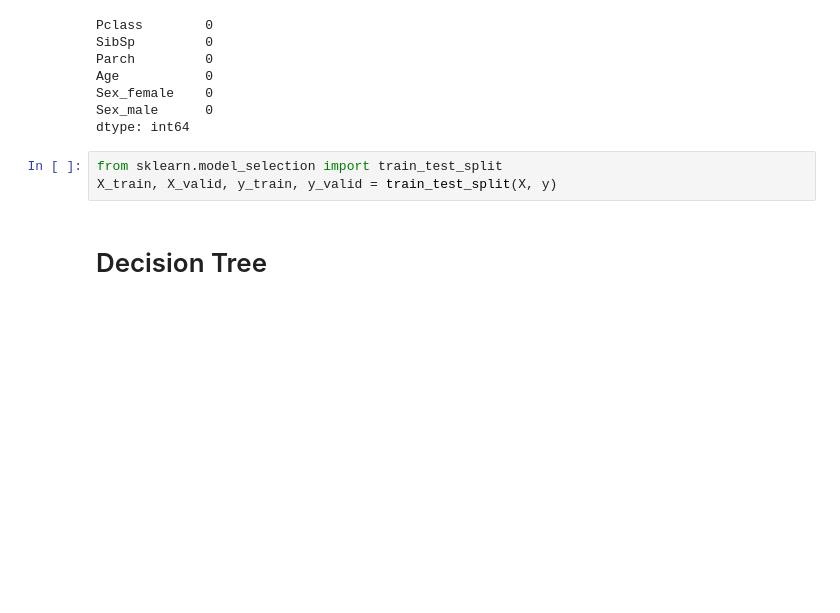
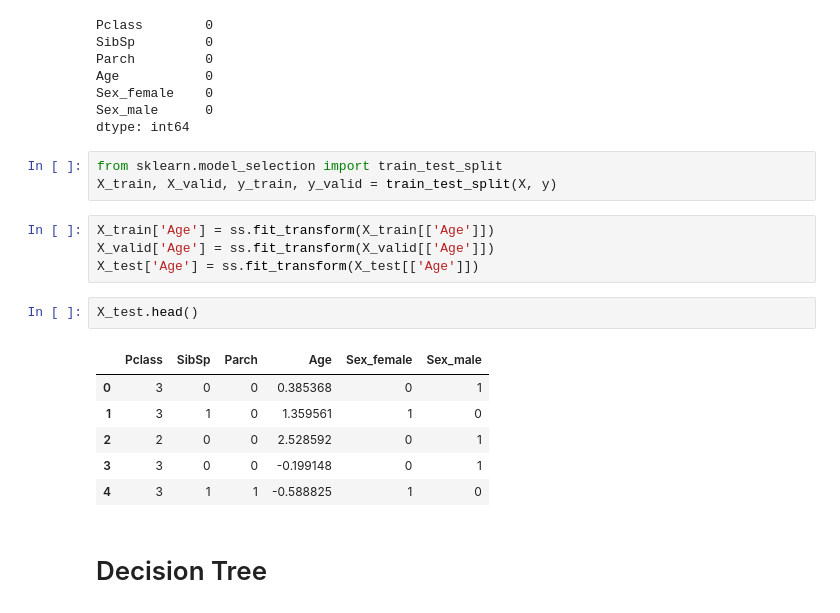
Before and after one commit to kartikgupta89/datascience-kaggle, a Jupyter notebook: c1-titanic-survival-predictions.ipynb, the cells around one changed output. Saved outputs shown, nothing was run; the diff lists cells and outputs as text; blank space fills up the shorter version.

```diff
--- a/c1-titanic-survival-predictions.ipynb
+++ b/c1-titanic-survival-predictions.ipynb
@@ -247,6 +248,19 @@ dtype: int64
 # %%
 from sklearn.model_selection import train_test_split
 X_train, X_valid, y_train, y_valid = train_test_split(X, y)
+# %%
+X_train['Age'] = ss.fit_transform(X_train[['Age']])
+X_valid['Age'] = ss.fit_transform(X_valid[['Age']])
+X_test['Age'] = ss.fit_transform(X_test[['Age']])
+# %%
+X_test.head()
+# %% [output]
+|  | Pclass | SibSp | Parch | Age | Sex_female | Sex_male |
+| 0 | 3 | 0 | 0 | 0.385368 | 0 | 1 |
+| 1 | 3 | 1 | 0 | 1.359561 | 1 | 0 |
+| 2 | 2 | 0 | 0 | 2.528592 | 0 | 1 |
+| 3 | 3 | 0 | 0 | -0.199148 | 0 | 1 |
+| 4 | 3 | 1 | 1 | -0.588825 | 1 | 0 |
 # %% [markdown]
 # Decision Tree
 # %%
```
Also changed, not shown: parts of 7 cells of this notebook.
